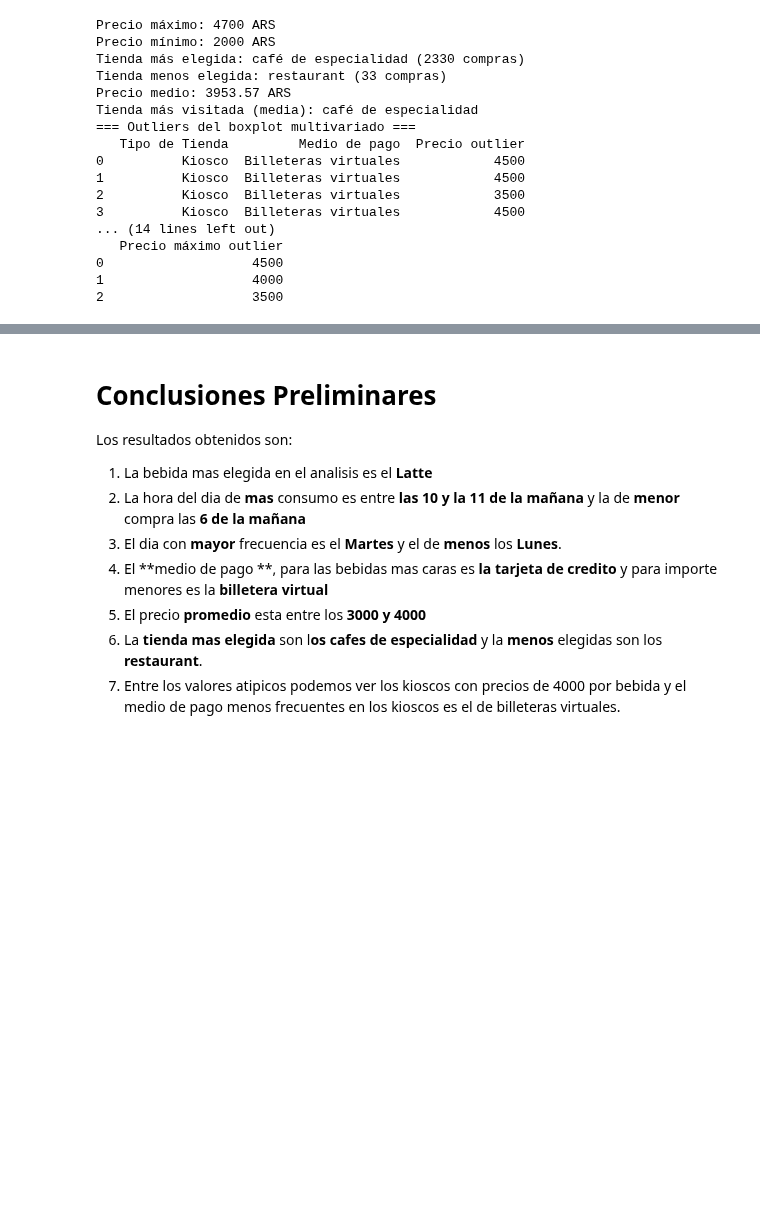
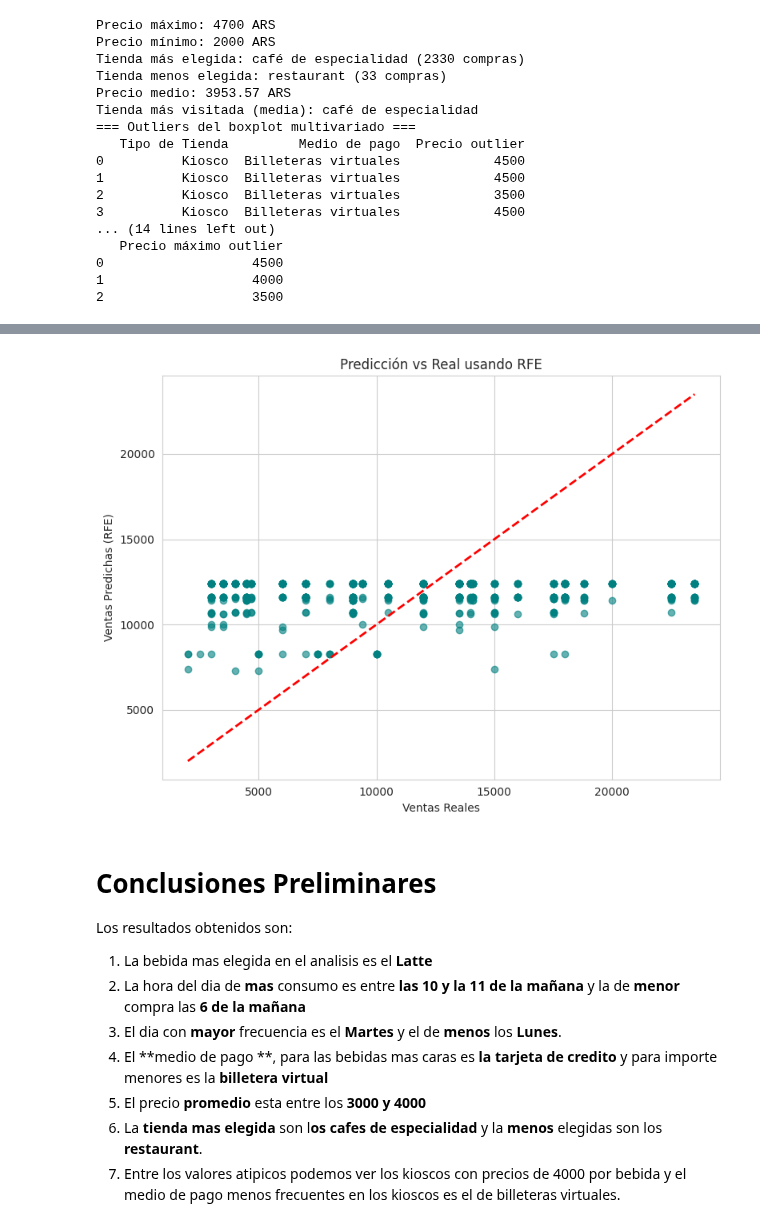
Before and after one commit to estemartinez87-cell/ProyectoConsumodeCafeI-MartinezEstela, a Jupyter notebook: Analisis_del_consumo_del_cafe.ipynb, the cells around one changed output, grey strips where cells are left out. Cells and saved outputs as stored; diff of their text form; code cells hidden in the pictures; blank space fills up the shorter version.

```diff
--- a/Analisis_del_consumo_del_cafe.ipynb
+++ b/Analisis_del_consumo_del_cafe.ipynb
@@ -1159,3 +728,33 @@ R²: -0.01
+# %%
+from sklearn.feature_selection import RFE
+from sklearn.linear_model import LinearRegression
+from sklearn.metrics import mean_squared_error
+import matplotlib.pyplot as plt
+
+# 1️⃣ Aplicar RFE
+modelo_base = LinearRegression()
+rfe = RFE(modelo_base, n_features_to_select=5)
+X_rfe = rfe.fit_transform(X_train, y_train)
+
+# 2️⃣ Entrenar modelo con features seleccionadas
+modelo_rfe = LinearRegression()
+modelo_rfe.fit(X_rfe, y_train)
+
+# 3️⃣ Transformar X_test con las mismas features
+X_test_rfe = rfe.transform(X_test)
+y_pred_rfe = modelo_rfe.predict(X_test_rfe)
+
+# 4️⃣ Gráfico de Predicción vs Real
+plt.figure(figsize=(8,6))
+plt.scatter(y_test, y_pred_rfe, alpha=0.6, color='teal')
+plt.plot([y_test.min(), y_test.max()], [y_test.min(), y_test.max()], 'r--', lw=2)
+plt.xlabel("Ventas Reales")
+plt.ylabel("Ventas Predichas (RFE)")
+plt.title("Predicción vs Real usando RFE")
+plt.tight_layout()
+plt.show()
+# %% [output]
+[figure, added]
 # %% [markdown]
 # **Conclusiones** **Preliminares**
 
```
Also changed, not shown: parts of 29 cells of this notebook.
